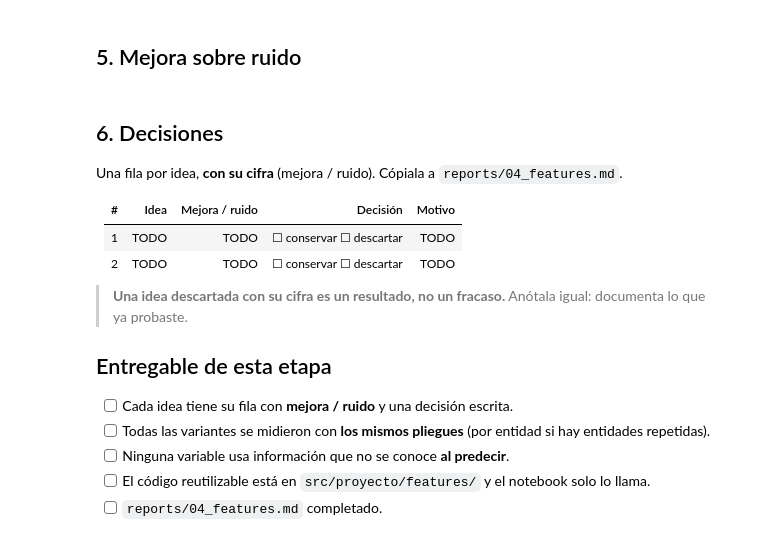
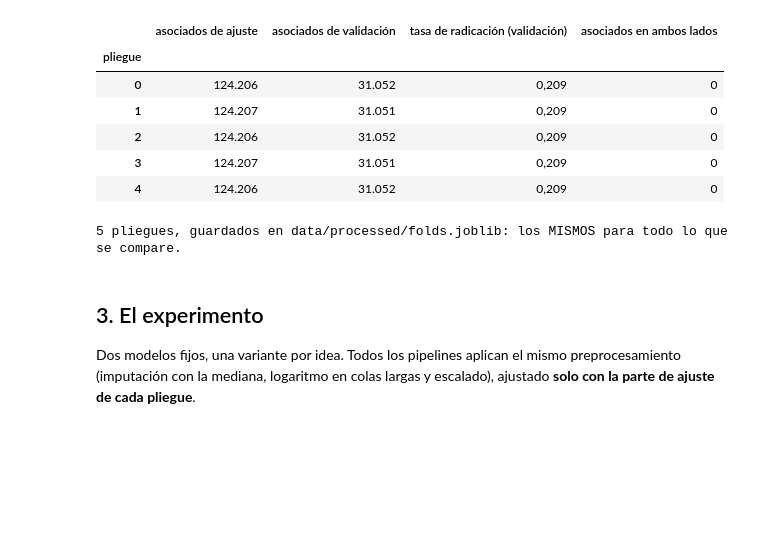
Before and after one commit to carlosgris1980-coder/retiro_asociados, a Jupyter notebook: notebooks/04_features.ipynb, the cells around one changed output. Cells and saved outputs as stored; diff of their text form; code cells hidden in the pictures; blank space fills up the shorter version.

```diff
--- a/notebooks/04_features.ipynb
+++ b/notebooks/04_features.ipynb
@@ -54,0 +28,22 @@ es mayor que 1 y se conoce al predecir.*
+# %%
+import json
+
+import joblib
+import matplotlib.pyplot as plt
+import numpy as np
+import pandas as pd
+from sklearn.ensemble import HistGradientBoostingClassifier
+from sklearn.linear_model import LogisticRegression
+
+from proyecto.config import FEATURES, PROCESSED_DIR, RANDOM_STATE, REPORTS_DIR, TARGET
+from proyecto.data.split import make_folds
+from proyecto.features.engineering import ENGINEERED_FEATURES, SUSPECT_COLUMNS, SUSPECT_ENGINEERED
+from proyecto.models.train import build_pipeline, evaluate_folds, improvement_over_noise, paired_comparison
+from proyecto.viz import ALERT, CHURN, LIGHT, NEUTRAL, STAY, SUBTEXT, TEXT, decimal_axis, fmt_num, set_style, table, titled
+
+set_style()
+pd.set_option("display.width", 160)
+
+train = joblib.load(PROCESSED_DIR / "train.joblib")
+print(f"Entrenamiento: {fmt_num(len(train))} asociados · tasa de radicación {fmt_num(train[TARGET].mean(), 3)} · la prueba sigue cerrada")
+print(f"Variables actuales (referencia): {len(FEATURES)} = 21 originales + 3 indicadores de tenencia de producto")
@@ -120,2 +95,0 @@ else:
-# %% [markdown]
-## 5. Mejora sobre ruido
@@ -145,20 +96,26 @@ else:
-# %% [markdown]
-## 6. Decisiones
-
-Una fila por idea, **con su cifra** (mejora / ruido). Cópiala a `reports/04_features.md`.
-
-| # | Idea | Mejora / ruido | Decisión | Motivo |
-|---|---|---|---|---|
-| 1 | TODO | TODO | ☐ conservar ☐ descartar | TODO |
-| 2 | TODO | TODO | ☐ conservar ☐ descartar | TODO |
-
-> **Una idea descartada con su cifra es un resultado, no un fracaso.** Anótala igual: documenta lo que ya
-> probaste.
-
-## Entregable de esta etapa
-
-- [ ] Cada idea tiene su fila con **mejora / ruido** y una decisión escrita.
-- [ ] Todas las variantes se midieron con **los mismos pliegues** (por entidad si hay entidades repetidas).
-- [ ] Ninguna variable usa información que no se conoce **al predecir**.
-- [ ] El código reutilizable está en `src/proyecto/features/` y el notebook solo lo llama.
-- [ ] `reports/04_features.md` completado.
+# %%
+folds = make_folds(train, n_splits=5, seed=RANDOM_STATE)
+joblib.dump(folds, PROCESSED_DIR / "folds.joblib")
+
+rows = []
+for i, (fit_idx, valid_idx) in enumerate(folds):
+    valid = train.iloc[valid_idx]
+    rows.append({"pliegue": i, "asociados de ajuste": len(fit_idx), "asociados de validación": len(valid_idx),
+                 "tasa de radicación (validación)": valid[TARGET].mean(),
+                 "asociados en ambos lados": len(set(train.iloc[fit_idx]["associate_id"]) & set(valid["associate_id"]))})
+display(table(pd.DataFrame(rows).set_index("pliegue"), decimals=3))
+print("5 pliegues, guardados en data/processed/folds.joblib: los MISMOS para todo lo que se compare.")
+# %% [output]
+|  | asociados de ajuste | asociados de validación | tasa de radicación (validación) | asociados en ambos lados |
+| pliegue |  |  |  |  |
+| 0 | 124.206 | 31.052 | 0,209 | 0 |
+| 1 | 124.207 | 31.051 | 0,209 | 0 |
+| 2 | 124.206 | 31.052 | 0,209 | 0 |
+| 3 | 124.207 | 31.051 | 0,209 | 0 |
+| 4 | 124.206 | 31.052 | 0,209 | 0 |
+5 pliegues, guardados en data/processed/folds.joblib: los MISMOS para todo lo que se compare.
+# %% [markdown]
+## 3. El experimento
+
+Dos modelos fijos, una variante por idea. Todos los pipelines aplican el mismo preprocesamiento (imputación con la
+mediana, logaritmo en colas largas y escalado), ajustado **solo con la parte de ajuste de cada pliegue**.
```
Also changed, not shown: parts of 24 cells of this notebook, 12 other files.
